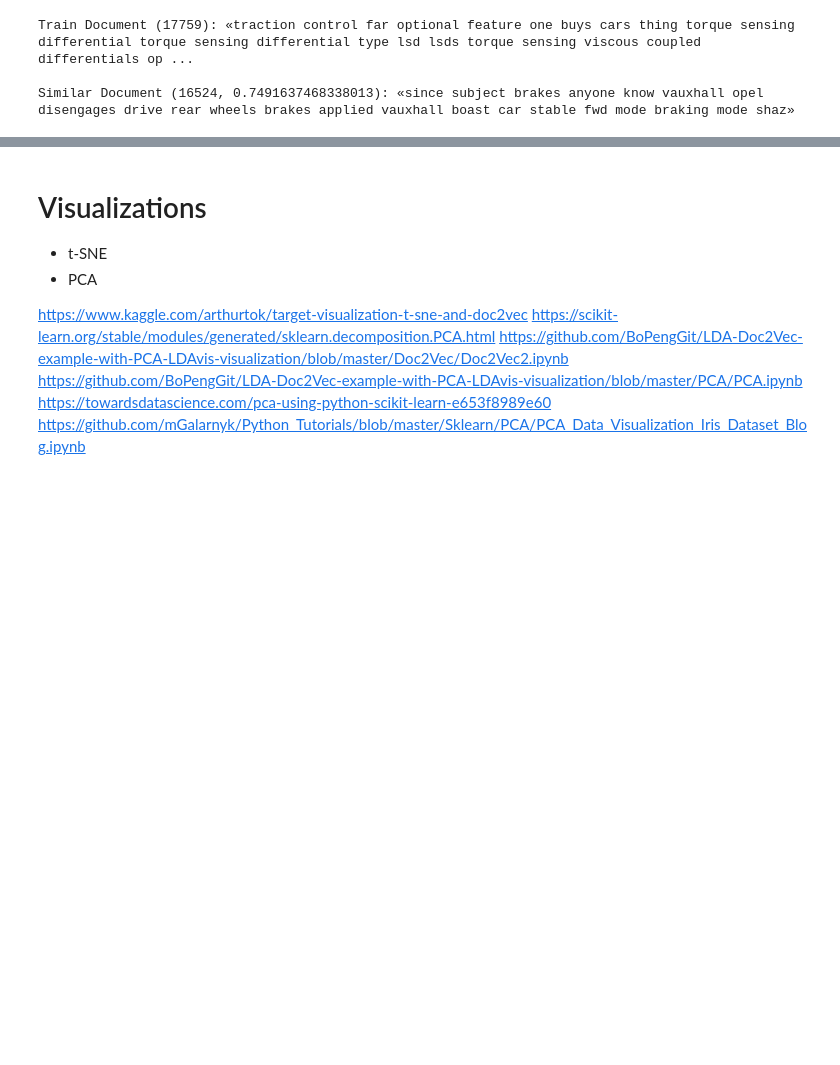
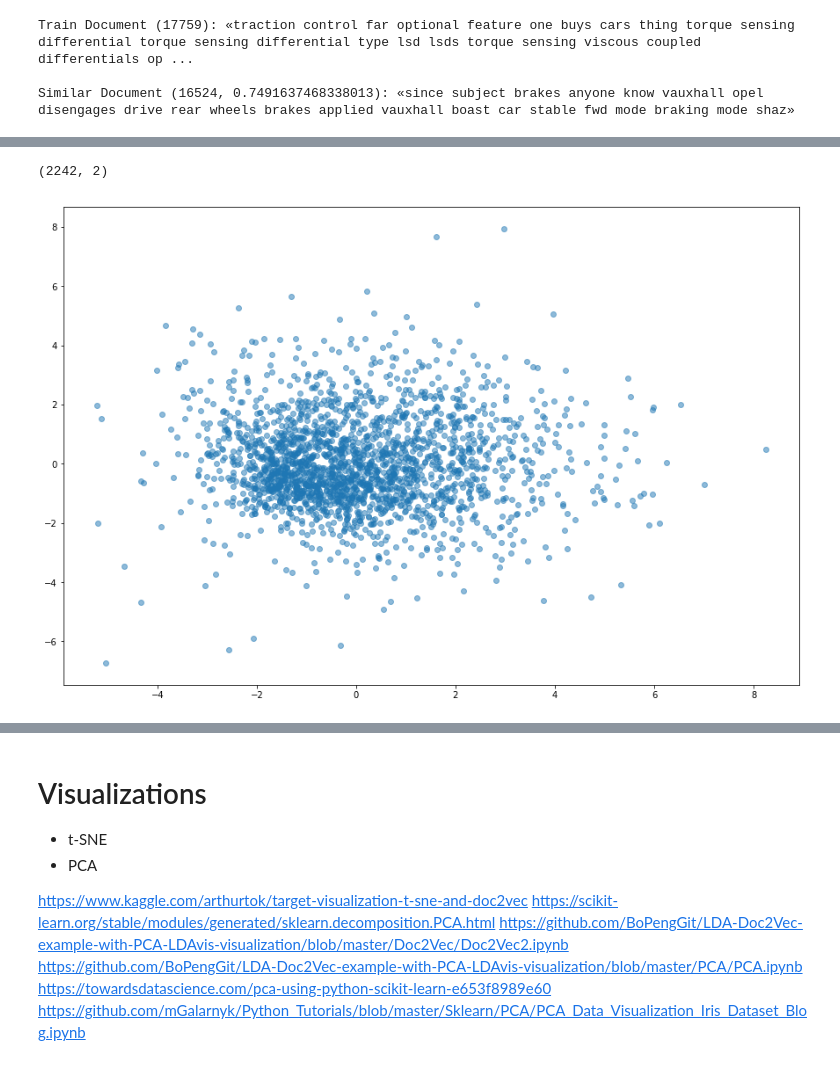
Before and after one commit to leonornbrito/Topic-Modeling, a Jupyter notebook: Doc2vec.ipynb, the cells around one changed output, grey strips where cells are left out. Saved outputs shown, nothing was run; the diff lists cells and outputs as text; code cells hidden in the pictures; blank space fills up the shorter version.

```diff
--- a/Doc2vec.ipynb
+++ b/Doc2vec.ipynb
@@ -283,3 +314,8 @@ print('Similar Document {}: «{}»\n'.format(sim_id, ' '.join(tagged_documents[s
 Train Document (17759): «traction control far optional feature one buys cars thing torque sensing differential torque sensing differential type lsd lsds torque sensing viscous coupled differentials op ...
 
 Similar Document (16524, 0.7491637468338013): «since subject brakes anyone know vauxhall opel disengages drive rear wheels brakes applied vauxhall boast car stable fwd mode braking mode shaz»
+# %%
+inferred_vector = []
+for i in range(len(nontagged_documents)):
+    inferred_vector.append(model.infer_vector(tagged_documents[doc_id]))
+    sims = model.docvecs.most_similar([inferred_vector], topn=len(model.docvecs))
@@ -285,0 +328,5 @@ Similar Document (16524, 0.7491637468338013): «since subject brakes anyone know
+# %%
+import pickle
+
+filename = 'tf_idf_normal2.sav'
+tfidf_vocab = pickle.load(open(filename, 'rb'))
@@ -285,0 +344,4 @@ Similar Document (16524, 0.7491637468338013): «since subject brakes anyone know
+# %%
+tagged_documents_tfidf = []
+for i in range(len(corpus.data)):
+    tagged_documents_tfidf.append(gensim.models.doc2vec.TaggedDocument([k for k in preprocessor(corpus.data[i]) if k in tfidf_vocab.get_feature_names()], [i]))
@@ -285,0 +363,15 @@ Similar Document (16524, 0.7491637468338013): «since subject brakes anyone know
+# %%
+inferred_vector_tfidf = []
+for doc_id in range(len(tagged_documents_tfidf)):
+    inferred_vector_tfidf.append(model.infer_vector(tagged_documents_tfidf[doc_id].words))
+# %%
+X1 = inferred_vector_tfidf
+pca = PCA(n_components=2, svd_solver='full')
+pca.fit(X1)
+new_data1 = pca.transform(X1)
+plt.figure(figsize=(15,10))
+plt.scatter(new_data1[:,0],new_data1[:, 1],alpha=.5)
+new_data1.shape
+# %% [output]
+(2242, 2)
+[figure, added]
```
Also changed, not shown: parts of 40 cells of this notebook.
